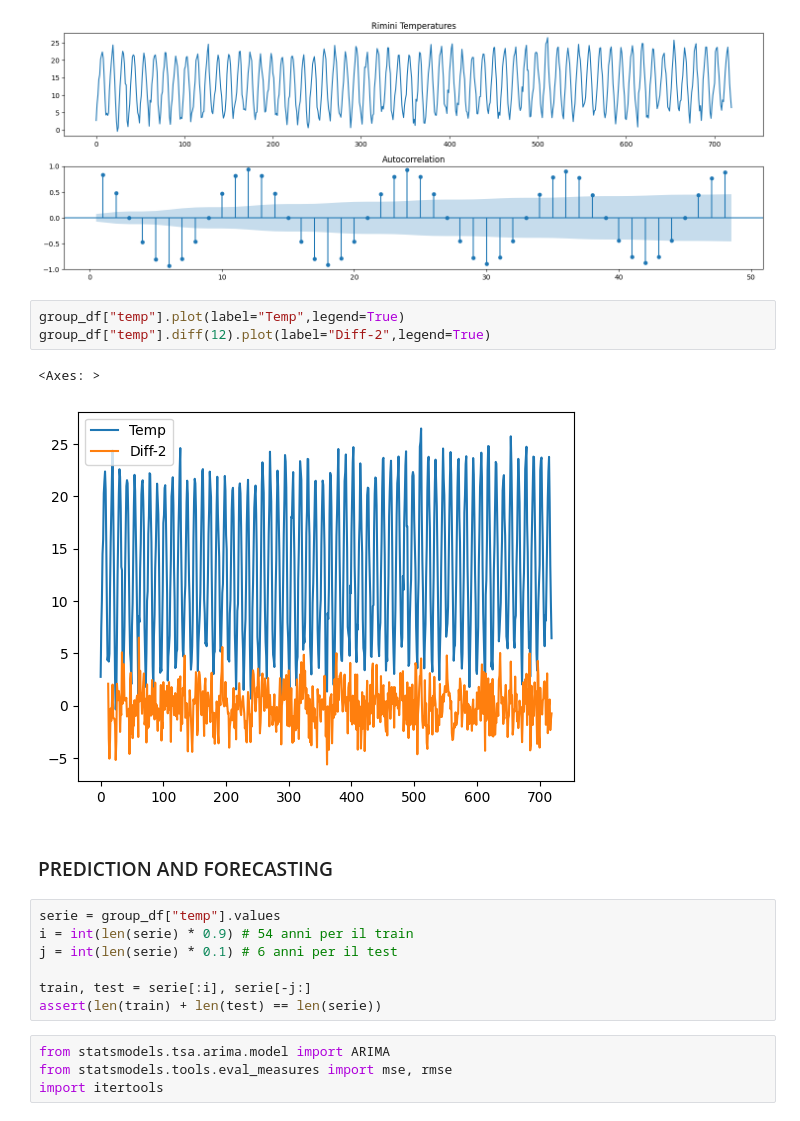
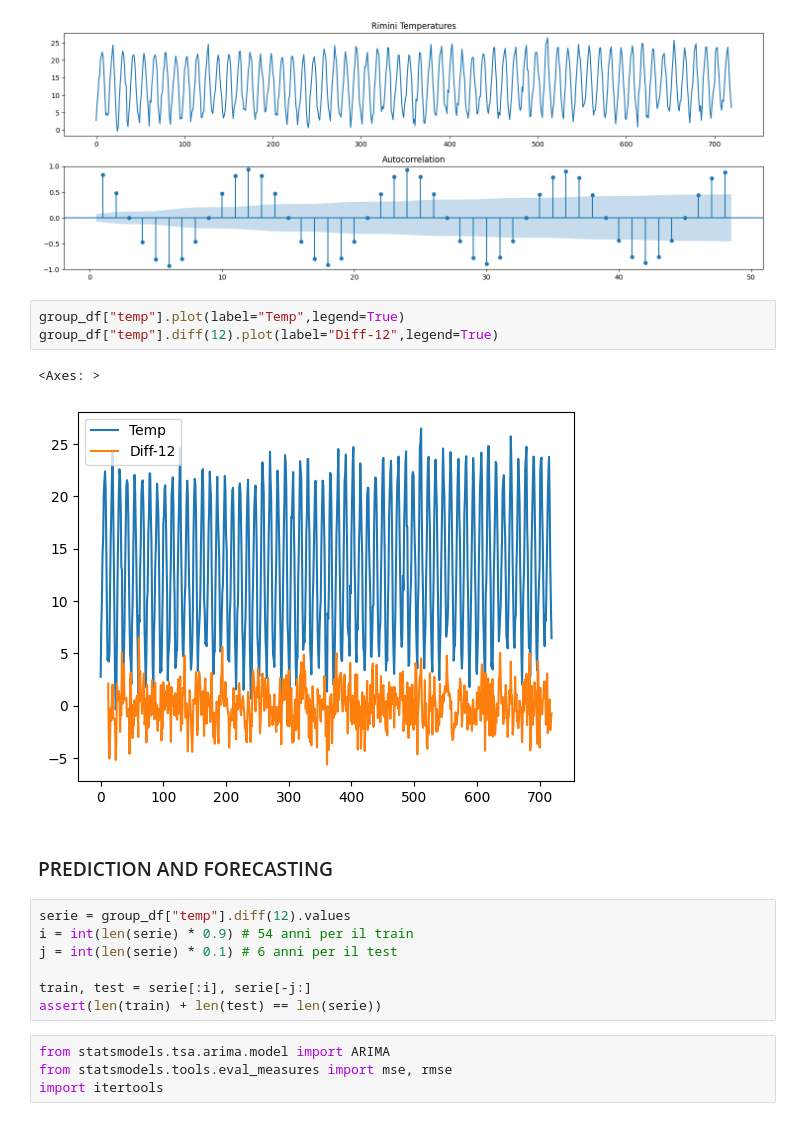
Before and after one commit to simonefontanella/op-anal, a Jupyter notebook: climate_change.ipynb, the cells around one changed output. Saved outputs shown, nothing was run; the diff lists cells and outputs as text.

```diff
--- a/climate_change.ipynb
+++ b/climate_change.ipynb
@@ -279,15 +316,15 @@ The serie seems to be stationary
 [figure]
 # %%
 group_df["temp"].plot(label="Temp",legend=True)
-group_df["temp"].diff(12).plot(label="Diff-2",legend=True)
+group_df["temp"].diff(12).plot(label="Diff-12",legend=True)
 # %% [output]
 <Axes: >
-[figure, old version]
+[figure, new version]
 # %% [markdown]
 
 ### PREDICTION AND FORECASTING
 # %%
-serie = group_df["temp"].values
+serie = group_df["temp"].diff(12).values
 i = int(len(serie) * 0.9) # 54 anni per il train
 j = int(len(serie) * 0.1) # 6 anni per il test
 
```
Also changed, not shown: parts of 7 cells of this notebook, 2 other files.
